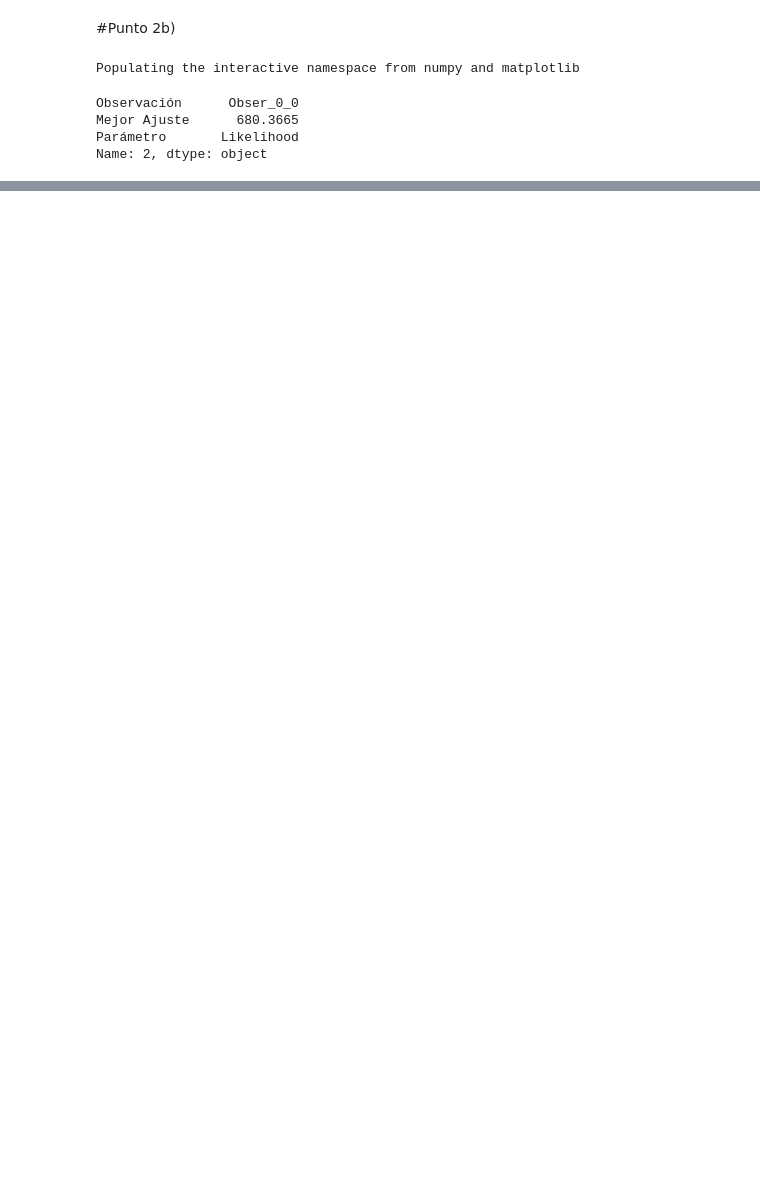
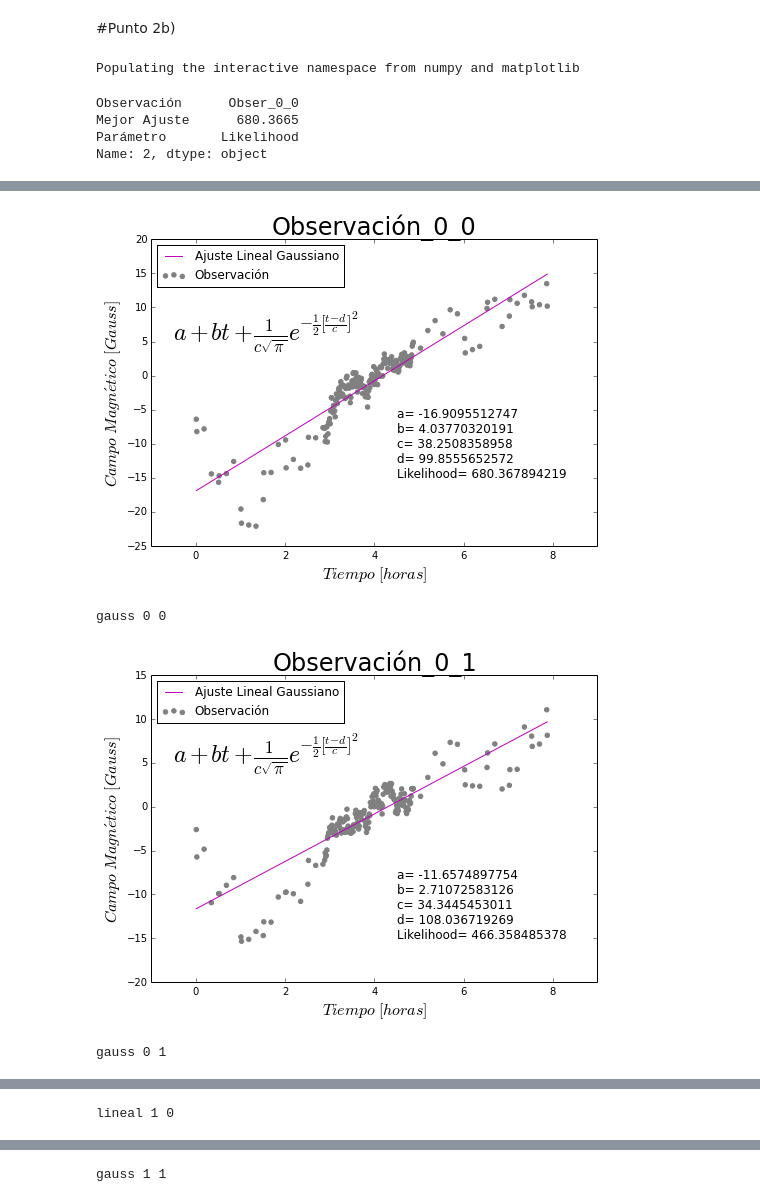
Before and after one commit to alvise30/CM20151_HW7_AlvisDuque, a Jupyter notebook: Punto2/Punto_2b.ipynb, the cells around one changed output, grey strips where cells are left out. Drawn from its saved outputs; the diff is of its cells as text; code cells hidden in the pictures; blank space fills up the shorter version.

Commit message:
graficas y archivos terminados

```diff
--- a/Punto2/Punto_2b.ipynb
+++ b/Punto2/Punto_2b.ipynb
@@ -10,8 +12,6 @@ Populating the interactive namespace from numpy and matplotlib
 lin = pd.read_table('lineal.txt')
 gauss = pd.read_table('lineal_gaussiano.txt')
 paso = pd.read_table('lineal_paso.txt')
-# %%
-likelihoods=[]
 # %%
 lin.iloc[2]
 # %% [output]
@@ -133,0 +119,12 @@ NameError: name 'x_obs' is not defined
+# %%
+#Leemos el FITS
+hdulist = pyfits.open('hmi.m_45s.magnetogram.subregion_x1y1.fits')
+#Cargamos el archivo que contiene los intervalos de medición
+timesfile = pd.read_table('intervalos.txt')
+#Cargamos el archivo que contiene los parámetros de los mejores modelos
+bestm = pd.read_table('bestmodels.txt')
+# %%
+#Extraemos los datos del fichero FITS
+data = hdulist[0].data
+#Extraemos la información .txt
+times = timesfile['Intervalo']
@@ -133,0 +134,64 @@ NameError: name 'x_obs' is not defined
+# %%
+#Cargamos los datos y definimos x_obs y y_obs
+y_obs = data[:,138:140,241:243]
+x_obs = prep_time(times)
+# %%
+#Graficar
+k=0
+i = 0
+j = 0
+for element in tmp:
+    if element == 1:
+        figsize(8,5.5)
+        best_y = linear_model(x_obs, bestm.iloc[k+0,2], bestm.iloc[k+1,2])
+        scatter(x_obs,y_obs[:,i,j], color = 'grey', label = (u'Observación'))
+        plot(x_obs, best_y, 'b', label = (u'Ajuste Lineal'))
+        legend(loc=4, fontsize=12)
+        xlabel(r'$Tiempo\ [horas]$', fontsize=16)
+        ylabel(r'$Campo\ Magn\'etico\ [Gauss]$', fontsize=16)
+        title(u'Observación_' +str(i)+ '_' +str(j), fontsize=24)
+        text(0,10, 'a= '+str(bestm.iloc[k+0,2]) + '\nb= '+str(bestm.iloc[k+1,2]) + '\nLikelihood= '
+             +str(bestm.iloc[k+2,2]), fontsize=12)
+        text(0,0, r'$at+b$', fontsize=24)
+        savefig(u'Observacion_'+str(i)+'_'+str(j)+'.pdf')
+        show()
+        k+=3
+        print 'lineal',i,j
+    elif element == 2:
+        figsize(8,5.5)
+        best_y = linear_gauss_model(x_obs, bestm.iloc[k+0,2], bestm.iloc[k+1,2], bestm.iloc[k+2,2], bestm.iloc[k+3,2])
+        scatter(x_obs,y_obs[:,i,j], color ='grey', label = u'Observación')
+        plot(x_obs, best_y, 'm', label = u'Ajuste Lineal Gaussiano')
+        legend(loc=2)
+        xlabel(r'$Tiempo\ [horas]$', fontsize=16)
+        ylabel(r'$Campo\ Magn\'etico\ [Gauss]$', fontsize=16)
+        title(u'Observación_' +str(i)+ '_' +str(j), fontsize=24)
+        text(4.5,-15, 'a= '+str(bestm.iloc[k+0,2]) + '\nb= '+str(bestm.iloc[k+1,2]) + '\nc= '+str(bestm.iloc[k+2,2]) +
+             '\nd= '+str(bestm.iloc[k+3,2]) + '\nLikelihood= ' +str(bestm.iloc[k+4,2]), fontsize=12)
+        text(-0.5,5, r'$a+bt+\frac{1}{c\sqrt{\pi}}e^{-\frac{1}{2}[\frac{t-d}{c}]^2}$', fontsize=24)
+        savefig(u'Observacion_'+str(i)+'_'+str(j)+'.pdf')
+        show()
+        k+=5
+        print 'gauss',i,j
+    elif element == 3:
+        figsize(8,5.5)
+        best_y = linear_paso_model(x_obs, bestm.iloc[k+0,2], bestm.iloc[k+1,2], bestm.iloc[k+2,2], bestm.iloc[k+3,2], bestm.iloc[k+4,2])
+        scatter(x_obs,y_obs[:,i,j])
+        plot(x_obs, best_y, 'g')
+        xlabel(r'$Tiempo\ [horas]$', fontsize=16)
+        ylabel(r'$Campo\ Magn\'etico\ [Gauss]$', fontsize=16)
+        title(u'Observación_' +str(i)+ '_' +str(j), fontsize=24)
+        text(4.5,-15, 'a= '+str(bestm.iloc[k+0,2]) + '\nb= '+str(bestm.iloc[k+1,2]) + '\nc= '+str(bestm.iloc[k+2,2]) +
+             '\nd= '+str(bestm.iloc[k+3,2]) + '\ne= '+str(bestm.iloc[k+4,2]) + '\nLikelihood= ' +str(bestm.iloc[k+5,2]), fontsize=12)
+        text(-0.5,5, r'$a+bt+c{1+\frac{2}{\pi}tan^{-1}[d(t-e)]}$', fontsize=24)
+        savefig(u'Observacion_'+str(i)+'_'+str(j)+'.pdf')
+        show()
+        k+=6
+        print 'paso',i,j
+
+    i, j = comprobar(i, j, len(tmp)/2)
+# %% [output]
+[figure, added]
+gauss 0 0
+[figure, added]
+gauss 0 1
@@ -133,0 +199 @@ NameError: name 'x_obs' is not defined
+lineal 1 0
@@ -133,0 +201 @@ NameError: name 'x_obs' is not defined
+gauss 1 1
```
Also changed, not shown: parts of 15 cells of this notebook, 5 other files.
